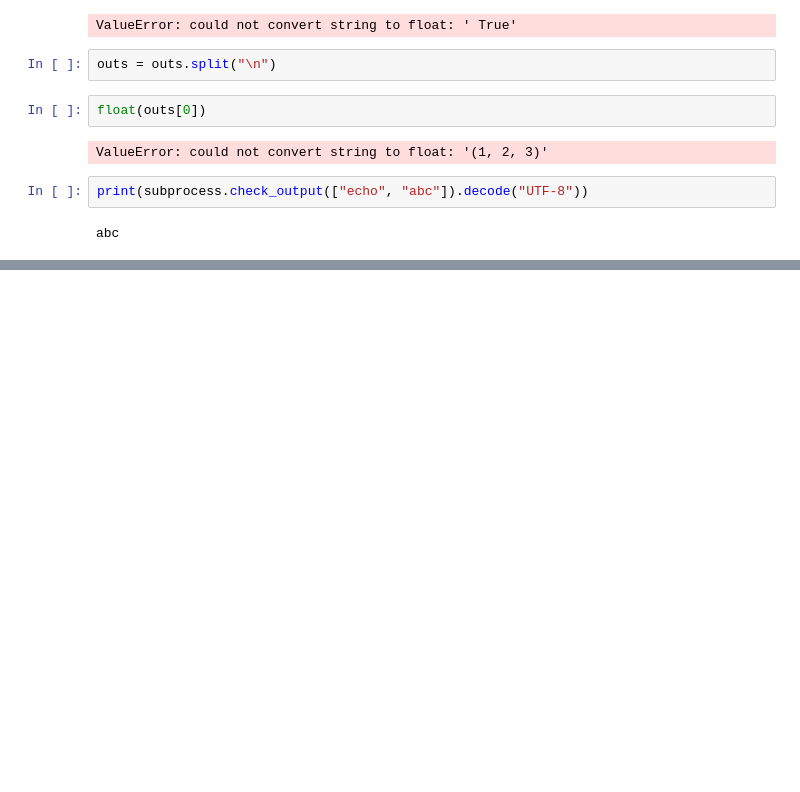
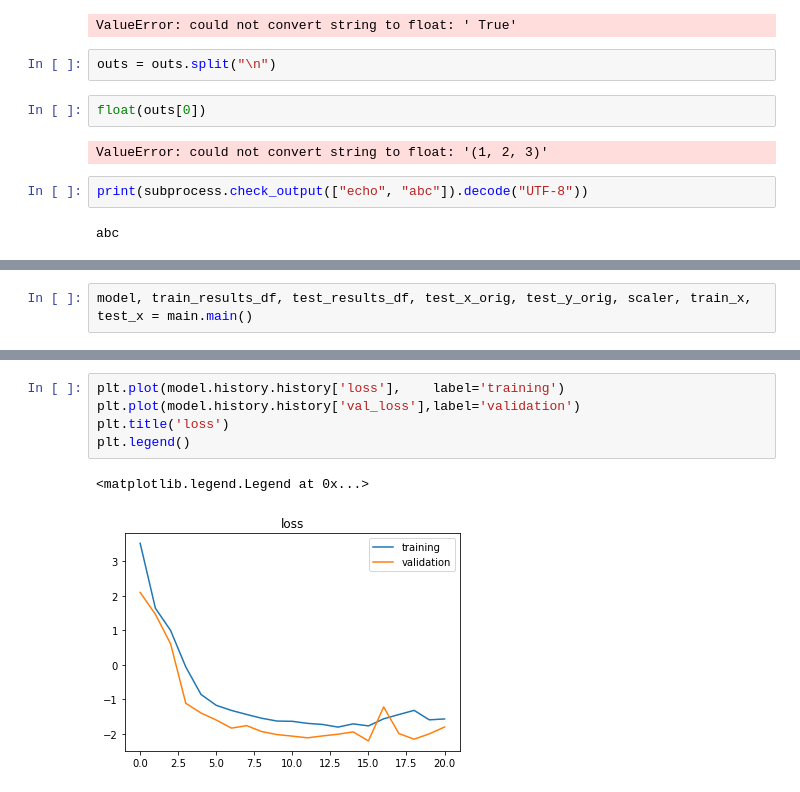
Before and after one commit to MariosKef/RULe, a Jupyter notebook: tests.ipynb, the cells around one changed output, grey strips where cells are left out. Drawn from its saved outputs; the diff is of its cells as text; blank space fills up the shorter version.

```diff
--- a/tests.ipynb
+++ b/tests.ipynb
@@ -341,0 +465,2 @@ ValueError: could not convert string to float: "b'3"
+# %%
+model, train_results_df, test_results_df, test_x_orig, test_y_orig, scaler, train_x, test_x = main.main()
@@ -341,0 +545,8 @@ ValueError: could not convert string to float: "b'3"
+# %%
+plt.plot(model.history.history['loss'],    label='training')
+plt.plot(model.history.history['val_loss'],label='validation')
+plt.title('loss')
+plt.legend()
+# %% [output]
+<matplotlib.legend.Legend at 0x...>
+[figure, added]
```
Also changed, not shown: parts of 74 cells of this notebook, 7 other files.
